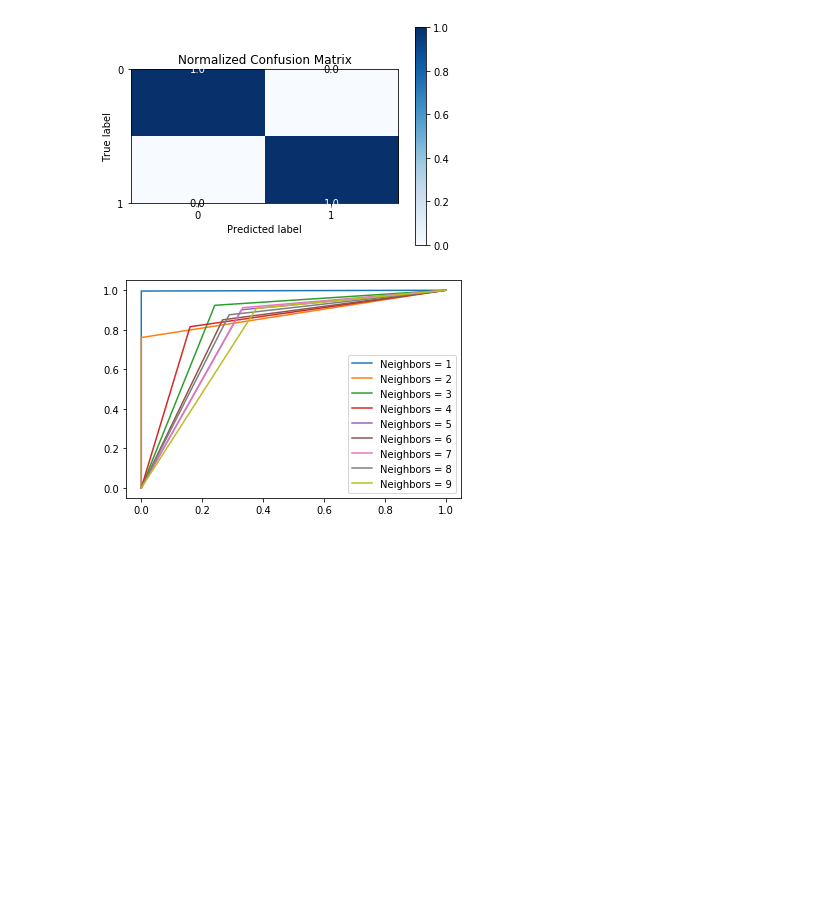
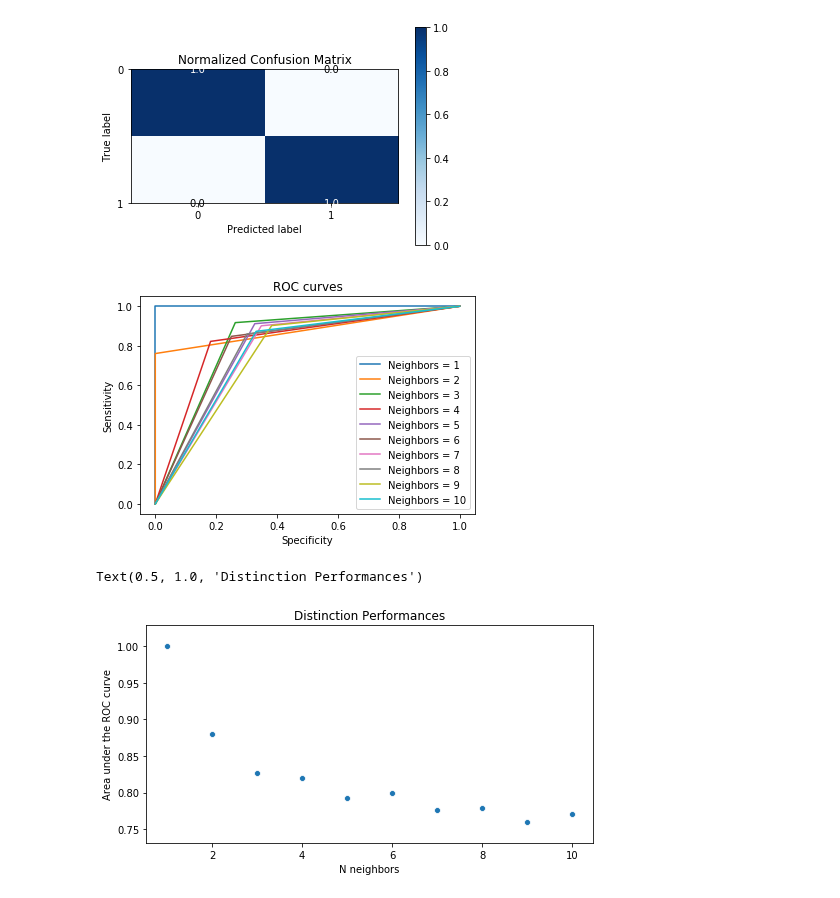
Before and after one commit to BenInTheBox/DataScienceInPractice, a Jupyter notebook: problem_set_3/ass3.ipynb, the cells around one changed output. Drawn from its saved outputs; the diff is of its cells as text; code cells hidden in the pictures; blank space fills up the shorter version.

Commit message:
adapt graphics

```diff
--- a/problem_set_3/ass3.ipynb
+++ b/problem_set_3/ass3.ipynb
@@ -372,20 +371,30 @@ Fscore : 0.9979906229068988
 [figure]
 # %%
 # Cedric Benoit
-for i in range(1, 10):
+roc_auc = np.zeros(10)
+for i in range(1, 11):
     classifier = KNeighborsClassifier(n_neighbors=i)
     classifier.fit(input_x_train, y_train)
     y_guessed = classifier.predict(input_x_test)
 
     fpr, tpr, thresholds = metrics.roc_curve(y_test, y_guessed)
+    roc_auc[i-1] = metrics.auc(fpr, tpr)
     plt.plot(fpr, tpr)
+
+plt.xlabel('Specificity')
+plt.ylabel('Sensitivity')
+plt.title("ROC curves")
 plt.legend(['Neighbors = 1', 'Neighbors = 2', 'Neighbors = 3', 'Neighbors = 4', 'Neighbors = 5',
             'Neighbors = 6', 'Neighbors = 7', 'Neighbors = 8', 'Neighbors = 9', 'Neighbors = 10'])
 plt.show()
 
-    #(Recall, Precision, Fscore) = result_analysis(y_test, y_guessed)  #Result Analysis KNN
-    #print("Precision :", Precision*100,"% ")
-    #print("Fscore :", Fscore)
-    #Confusion(y_test, y_guessed)
+
+plt.figure(figsize=(8, 4))
+x = range(1, 11)
+ax = sns.scatterplot(x, roc_auc)
+ax.set(xlabel='N neighbors', ylabel='Area under the ROC curve')
+plt.title("Distinction Performances")
 # %% [output]
-[figure, old version]
+[figure, new version]
+Text(0.5, 1.0, 'Distinction Performances')
+[figure, added]
```
Also changed, not shown: parts of 1 cell of this notebook.
